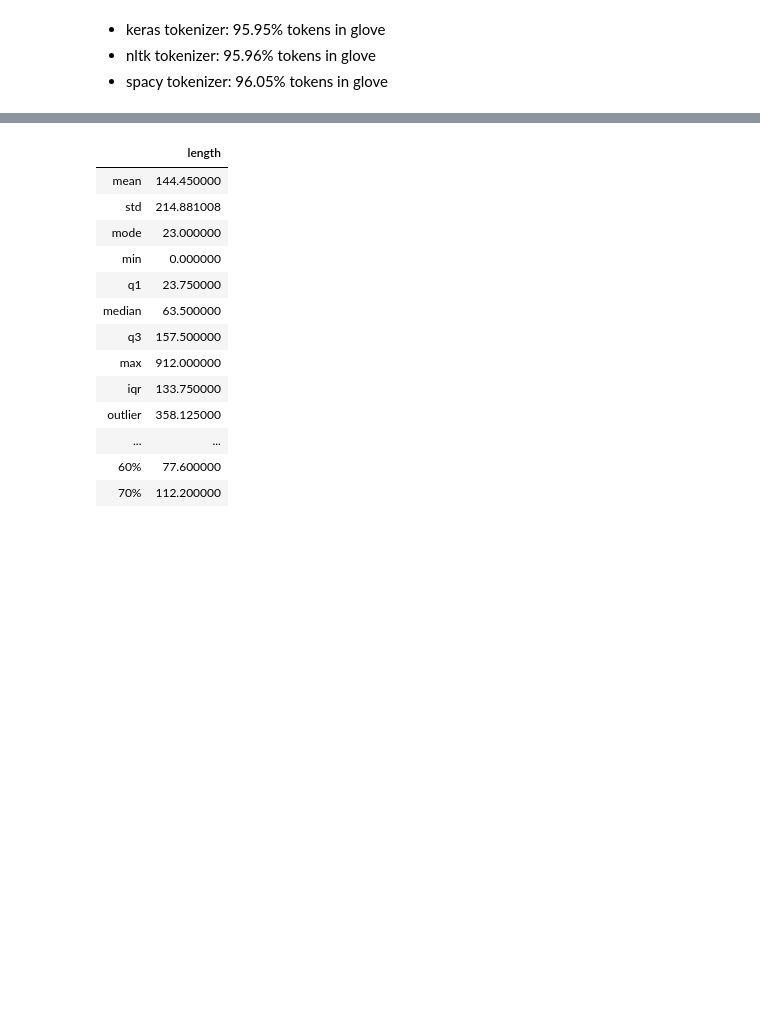
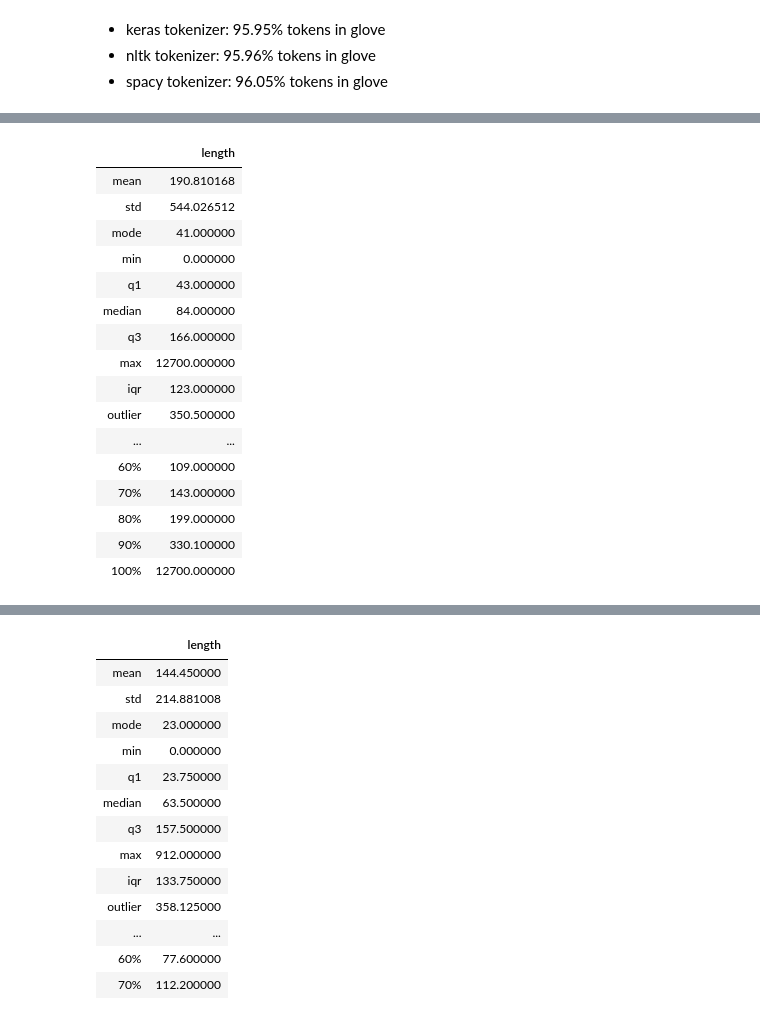
Before and after one commit to tychen5/SequenceFramework, a Jupyter notebook: 1.AnalyzeData.ipynb, the cells around one changed output, grey strips where cells are left out. Cells and saved outputs as stored; diff of their text form; code cells hidden in the pictures; blank space fills up the shorter version.

```diff
--- a/1.AnalyzeData.ipynb
+++ b/1.AnalyzeData.ipynb
@@ -71,8 +53,8 @@ token_li
 Prepare preprocess
 # %%
 sp_tokenizer = spacy.load("en")
-dil= r"[!\"#$%&()*+,-./:;<=>?@[\\]^_`{|}~]+\ *"
-dil_filter = '!\"#$%&()*+,-./:;<=>?@[\\]^_\`{|}~\t\n'
+dil= r"[!\"#$%&()*+,\-\./:;<\=>?\@[\\]\^_`{|}~\º]+\ *"
+dil_filter = 'ºÑ!\"#$%&()*+,-./:;<=>?@[\\]^_\`{|}~\t\n'
 glove = pd.read_table('./data/preprocess/glove.840B.300d.txt', sep=" ", index_col=0, header=None, quoting=csv.QUOTE_NONE)
 glove_words = set(glove.index.tolist())
 len(glove_words)
@@ -217,0 +310,44 @@ train_df
+# %%
+def basic_statistics(all_length):
+    '''
+    input: length list of elements e.g.[1,1,1,3,5,9,4,2,1,3,54,78,5...]
+    output1: mean、std、mode、min、q1、median(q2)、q3、max、iqr、outlier、far out
+    output2: statistics graph、10%~90% form
+    '''
+    stat_dict = {}
+    stat_dict['mean'] = np.mean(all_length)
+    stat_dict['std'] = np.std(all_length)
+    stat_dict['mode'] = np.argmax(np.bincount(all_length))
+    stat_dict['min'] = np.min(all_length)
+    stat_dict['q1'] = np.quantile(all_length,0.25)
+    stat_dict['median'] = np.quantile(all_length,0.5)
+    stat_dict['q3'] = np.quantile(all_length,0.75)
+    stat_dict['max'] = np.max(all_length)
+    stat_dict['iqr'] = stat_dict['q3'] - stat_dict['q1']
+    stat_dict['outlier'] = stat_dict['q3'] + 1.5*stat_dict['iqr']
+    stat_dict['far_out'] = stat_dict['q3'] + 3*stat_dict['iqr']
+    for i in [10,20,30,40,50,60,70,80,90,100]:
+        stat_dict[str(i)+'%'] = np.percentile(all_length,i)
+    return pd.DataFrame.from_dict(stat_dict,orient='index',columns=['length'])
+# %%
+kk = train_df.tokens_num.tolist()
+kk = [x for x in kk if str(x) != 'nan']
+basic_statistics(kk)
+# %% [output]
+|  | length |
+| mean | 190.810168 |
+| std | 544.026512 |
+| mode | 41.000000 |
+| min | 0.000000 |
+| q1 | 43.000000 |
+| median | 84.000000 |
+| q3 | 166.000000 |
+| max | 12700.000000 |
+| iqr | 123.000000 |
+| outlier | 350.500000 |
+| ... | ... |
+| 60% | 109.000000 |
+| 70% | 143.000000 |
+| 80% | 199.000000 |
+| 90% | 330.100000 |
+| 100% | 12700.000000 |
```
Also changed, not shown: parts of 25 cells of this notebook, 1 other file.
